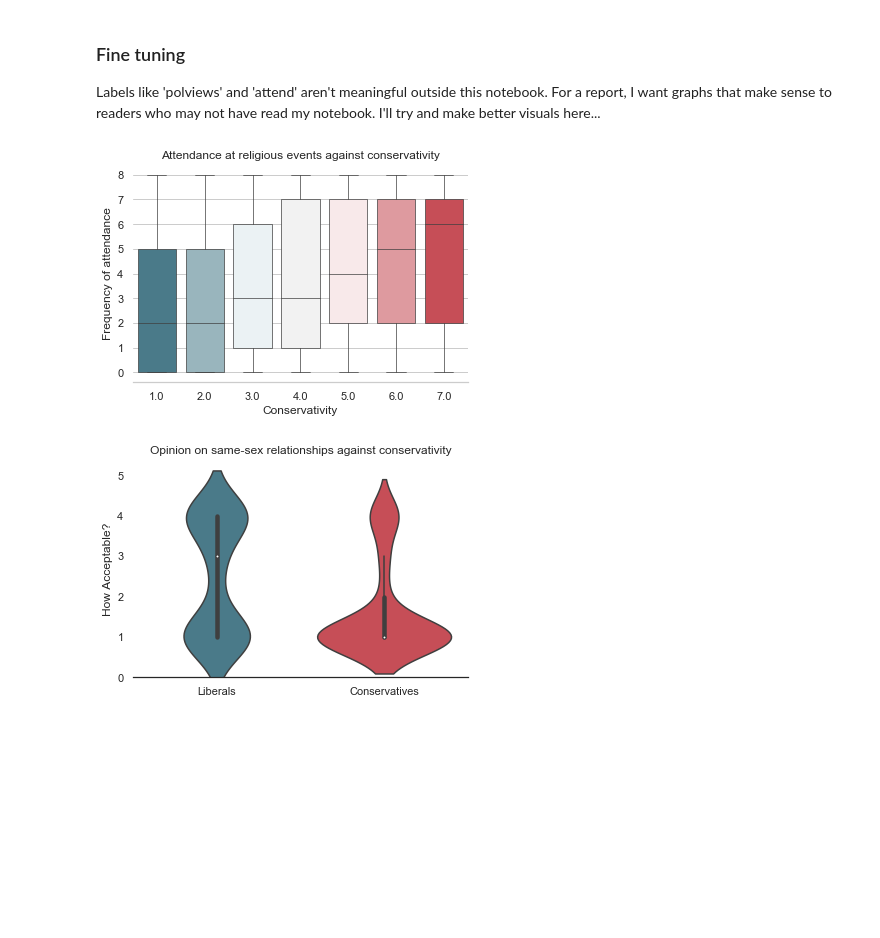
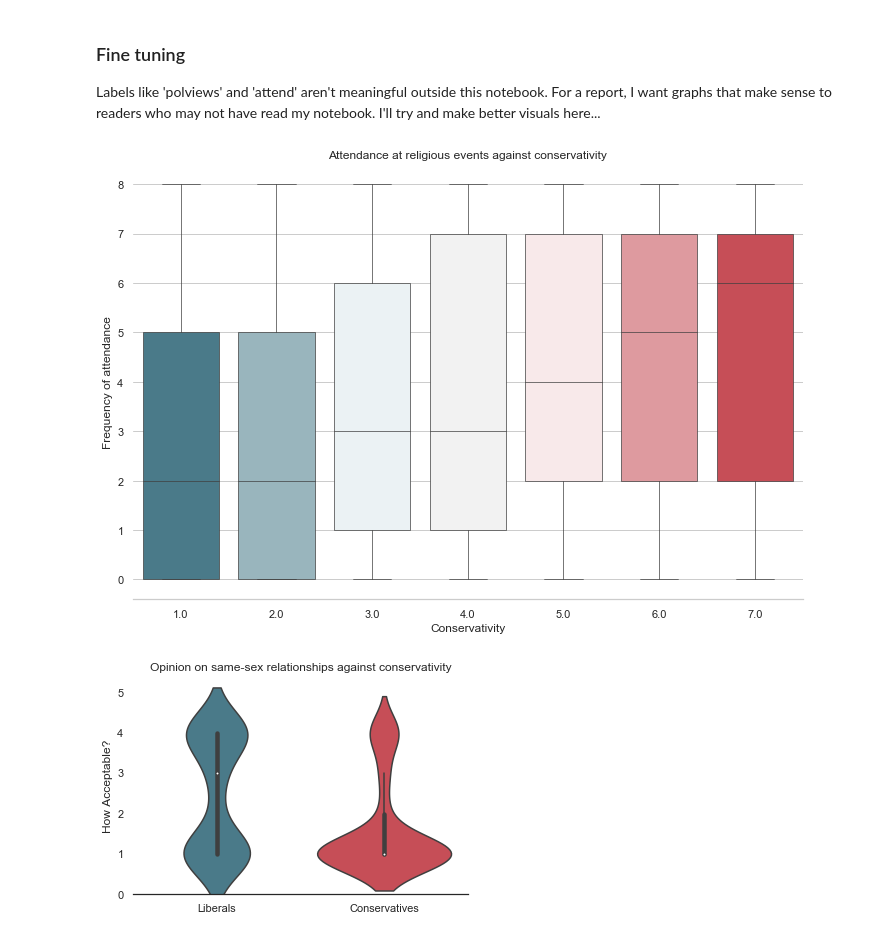
Before and after one commit to gsidsid/ThinkStats2, a Jupyter notebook: project1/project1.ipynb, the cells around one changed output. Cells and saved outputs as stored; diff of their text form; code cells hidden in the pictures; blank space fills up the shorter version.

```diff
--- a/project1/project1.ipynb
+++ b/project1/project1.ipynb
@@ -509,12 +509,13 @@ Labels like 'polviews' and 'attend' aren't meaningful outside this notebook. For
 # %%
 sns.set_style("whitegrid")
 fig = sns.boxplot(y=gss['attend'], x= gss['polviews'], linewidth=0.7, orient="v", palette=sns.diverging_palette(220, 10, sep=80, n=7))
 fig.set_title("Attendance at religious events against conservativity")
 fig.set(xlabel='Conservativity', ylabel='Frequency of attendance')
+fig.get_figure().set_size_inches(12, 8)
 sns.despine(left=True)
-fig.get_figure().savefig("figures/attend.png")
+fig.get_figure().savefig("figures/attend.jpg")
 # %% [output]
-[figure, old version]
+[figure, new version]
 # %%
 gss['polviews_mod'] = gss['polviews'][gss['polviews'] != 4]
 gss['polviews_binned'] = pd.cut(x=gss['polviews_mod'], bins=2, labels=['Liberals','Conservatives'])
```
Also changed, not shown: parts of 3 cells of this notebook, 3 other files.
